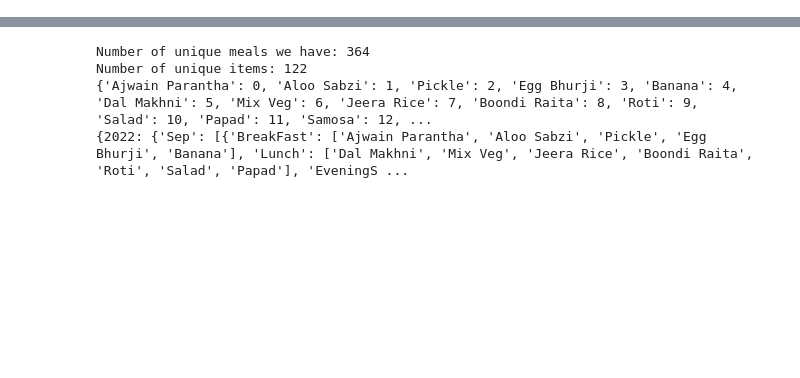
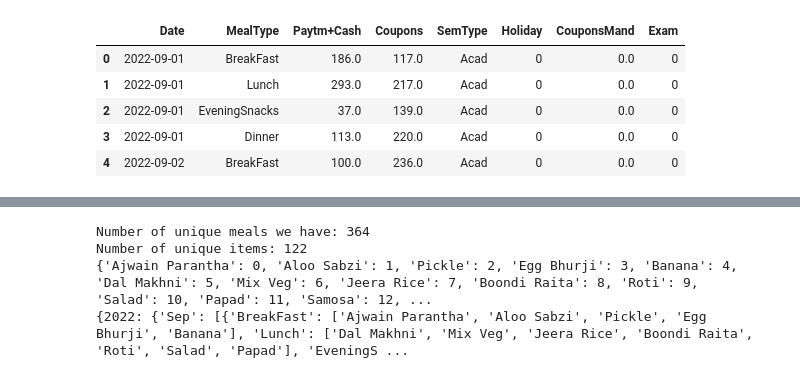
Before and after one commit to NalishJain/Optimizing-Campus-Dining, a Jupyter notebook: formatter.ipynb, the cells around one changed output, grey strips where cells are left out. Saved outputs shown, nothing was run; the diff lists cells and outputs as text; code cells hidden in the pictures; blank space fills up the shorter version.

```diff
--- a/formatter.ipynb
+++ b/formatter.ipynb
@@ -1001,6 +1001,15 @@ df = pd.DataFrame()
 
 for month in months:
     df = pd.concat([df, pd.read_excel('./data/excel_files/Formatted' + month + '.xlsx')], ignore_index=True)
+# %%
+df.head()
+# %% [output]
+|  | Date | MealType | Paytm+Cash | Coupons | SemType | Holiday | CouponsMand | Exam |
+| 0 | 2022-09-01 | BreakFast | 186.0 | 117.0 | Acad | 0 | 0.0 | 0 |
+| 1 | 2022-09-01 | Lunch | 293.0 | 217.0 | Acad | 0 | 0.0 | 0 |
+| 2 | 2022-09-01 | EveningSnacks | 37.0 | 139.0 | Acad | 0 | 0.0 | 0 |
+| 3 | 2022-09-01 | Dinner | 113.0 | 220.0 | Acad | 0 | 0.0 | 0 |
+| 4 | 2022-09-02 | BreakFast | 100.0 | 236.0 | Acad | 0 | 0.0 | 0 |
 # %%
 from datetime import datetime
 
```
Also changed, not shown: parts of 4 cells of this notebook, 12 other files.
